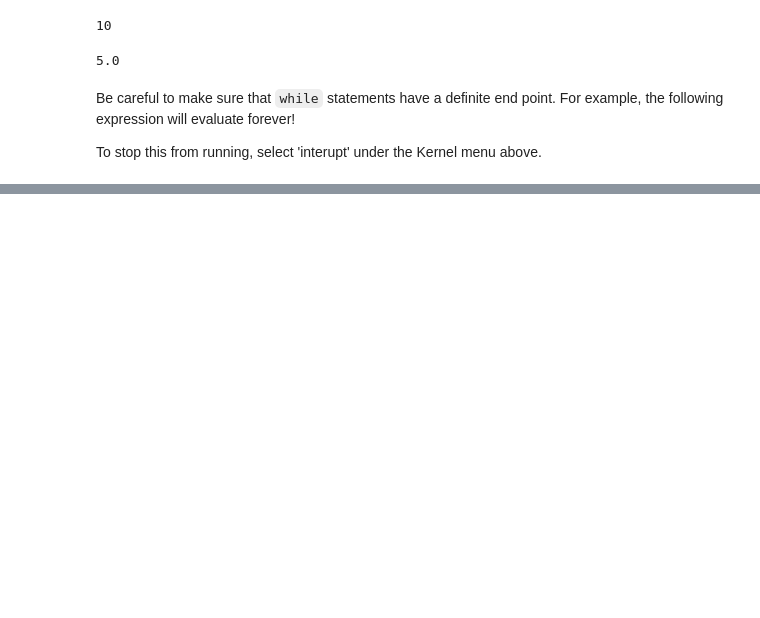
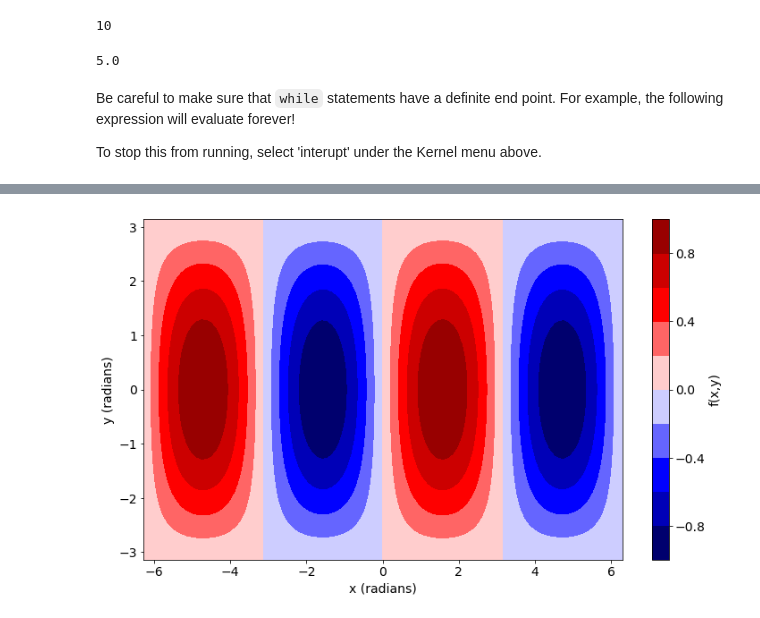
Before and after one commit to mtoqeerpk/IntroComputationalEarthScience, a Jupyter notebook: Week 2/Introduction to Python - Part 2.ipynb, the cells around one changed output, grey strips where cells are left out. Drawn from its saved outputs; the diff is of its cells as text; code cells hidden in the pictures; blank space fills up the shorter version.

```diff
--- a/Week 2/Introduction to Python - Part 2.ipynb
+++ b/Week 2/Introduction to Python - Part 2.ipynb
@@ -478,0 +587,11 @@ KeyboardInterrupt:
+# %%
+fig = plt.figure(figsize=(12,7))
+plt.contourf(x,y,f,10,cmap ='seismic')
+plt.ylabel('y (radians)')
+plt.xlabel('x (radians)')
+plt.axis('equal')
+plt.axis('tight')
+plt.colorbar(label='f(x,y)')
+plt.show()
+# %% [output]
+[figure, added]
```
Also changed, not shown: parts of 40 cells of this notebook, 1 other file.
